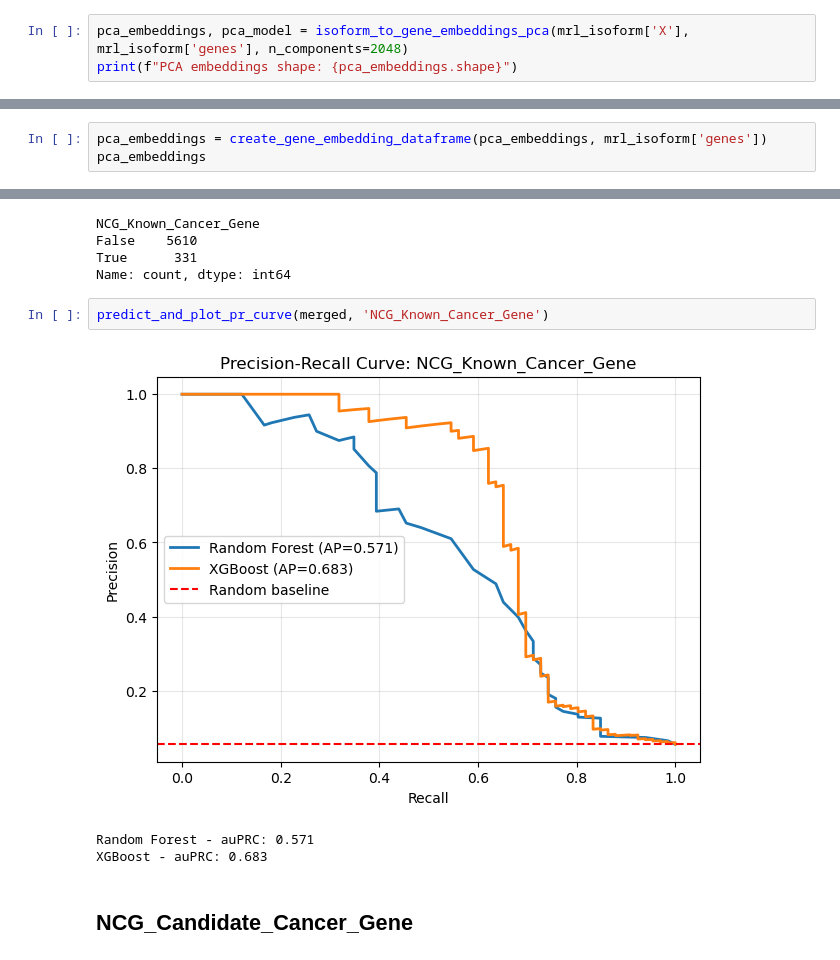
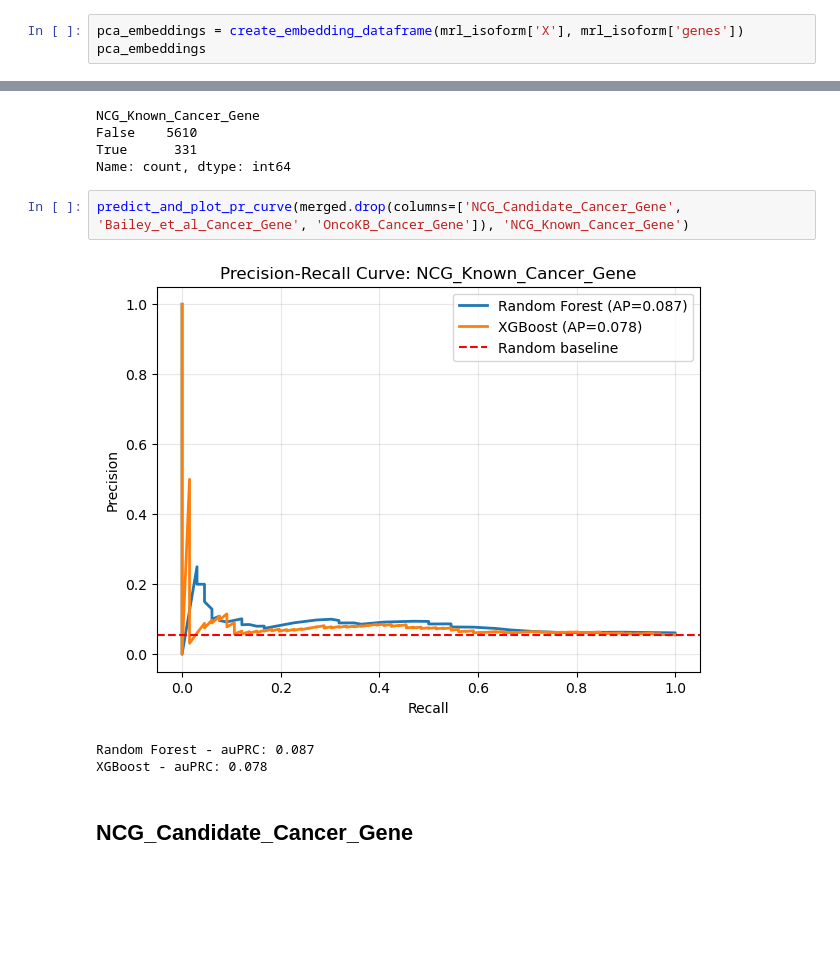
Before and after one commit to egekurt123/RNA-gene-disease-predictions, a Jupyter notebook: Cancer Predictions/RNA Embeddings/MRL_Isoform.ipynb, the cells around one changed output, grey strips where cells are left out. Cells and saved outputs as stored; diff of their text form; blank space fills up the shorter version.

Commit message:
Prevent data leakage in RNA embedding predictions

```diff
--- a/Cancer Predictions/RNA Embeddings/MRL_Isoform.ipynb
+++ b/Cancer Predictions/RNA Embeddings/MRL_Isoform.ipynb
@@ -21,7 +21,7 @@ X dimensions: 3
 X first sample shape: (12288, 6)
 X first sample, first feature vector: [1. 0. 0. 0. 0.]
 # %%
-pca_embeddings, pca_model = isoform_to_gene_embeddings_pca(mrl_isoform['X'], mrl_isoform['genes'], n_components=2048)
-print(f"PCA embeddings shape: {pca_embeddings.shape}")
+pca_embeddings = create_embedding_dataframe(mrl_isoform['X'], mrl_isoform['genes'])
+pca_embeddings
 # %% [output]
 PCA embeddings shape: (11693, 2048)
@@ -33,3 +42,0 @@ Total explained variance by PCA 72.12%
-# %%
-pca_embeddings = create_gene_embedding_dataframe(pca_embeddings, mrl_isoform['genes'])
-pca_embeddings
@@ -112,11 +87,11 @@ False    5610
 True      331
 Name: count, dtype: int64
 # %%
-predict_and_plot_pr_curve(merged, 'NCG_Known_Cancer_Gene')
+predict_and_plot_pr_curve(merged.drop(columns=['NCG_Candidate_Cancer_Gene', 'Bailey_et_al_Cancer_Gene', 'OncoKB_Cancer_Gene']), 'NCG_Known_Cancer_Gene')
 # %% [output]
-[figure, old version]
+[figure, new version]
-Random Forest - auPRC: 0.571
-XGBoost - auPRC: 0.683
+Random Forest - auPRC: 0.087
+XGBoost - auPRC: 0.078
 # %% [markdown]
 ## NCG_Candidate_Cancer_Gene
 # %%
```
Also changed, not shown: parts of 8 cells of this notebook, 4 other files.
